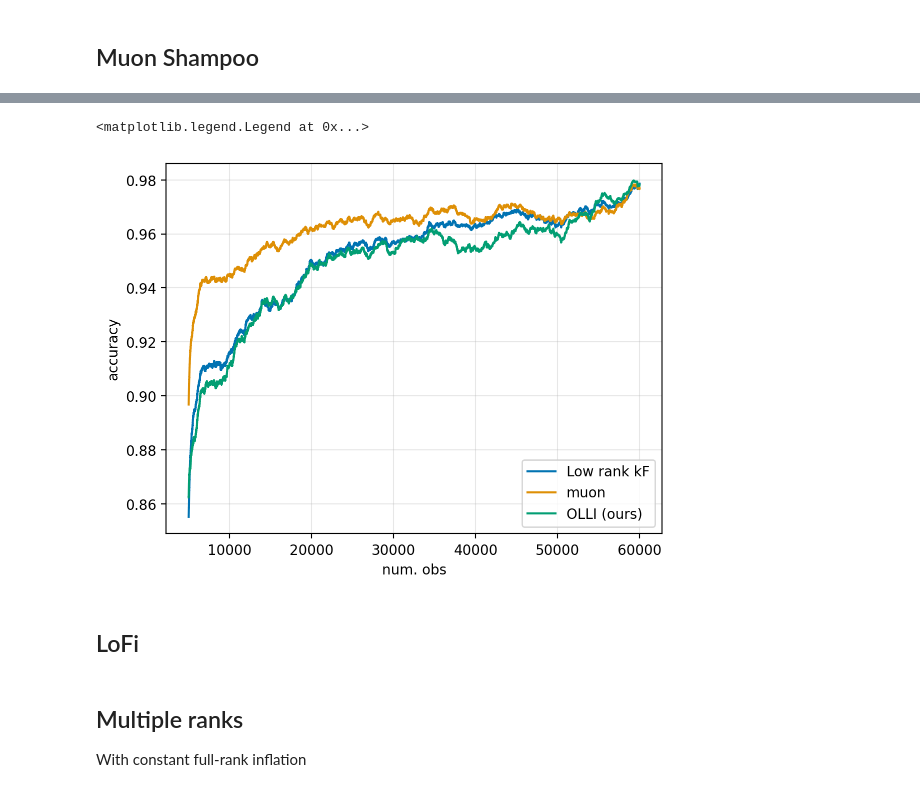
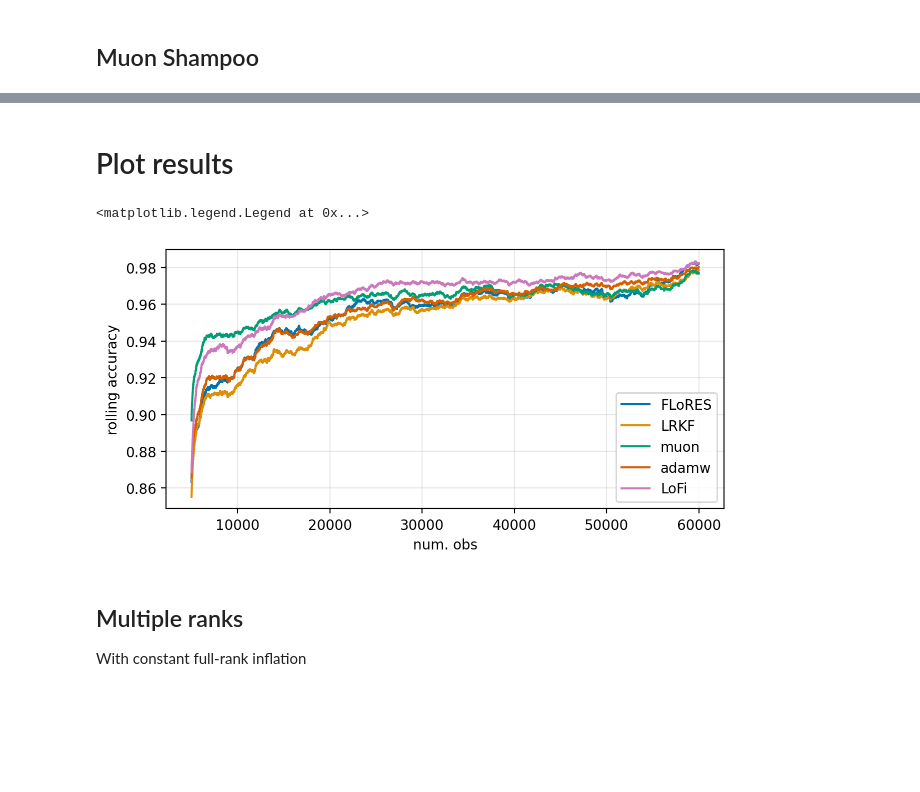
Before and after one commit to gerdm/low-rank-last-layer-inference, a Jupyter notebook: experiments/LL-LRKF-fmnist.ipynb, the cells around one changed output, grey strips where cells are left out. Saved outputs shown, nothing was run; the diff lists cells and outputs as text; code cells hidden in the pictures; blank space fills up the shorter version.

```diff
--- a/experiments/LL-LRKF-fmnist.ipynb
+++ b/experiments/LL-LRKF-fmnist.ipynb
@@ -202,0 +187,5 @@ plt.plot(pd.Series(hist_lrkf[:2000]).rolling(100).mean())
+# %%
+%%time
+cfn = partial(callbackfn, agent=agent)
+bel_flow, hist_lofi = agent.scan(bel_init, y_train, X_train, cfn)
+hist_lofi = jax.tree.map(np.array, hist_lofi)
@@ -204,14 +196,6 @@ plt.plot(pd.Series(hist_lrkf[:2000]).rolling(100).mean())
 ## Muon Shampoo
 # %%
 from rebayes_mini.methods import replay_sgd
-# %%
-def callbackfn(bel_update, bel_pred, y, x, agent):
-    """
-    Compute test accuracy at every timestep
-    """
-    yhat = agent.apply_fn(bel_pred.params, x)
-    acc = y.argmax() == yhat.argmax()
-    return acc
 # %%
 yhat = model.apply(params, X_train[:10])
 # %%
@@ -239,0 +226,15 @@ Wall time: 11.4 s
+# %%
+agent = replay_sgd.FifoSGD(
+    model.apply,
+    lossfn,
+    tx=optax.adamw(learning_rate=1e-4),
+    buffer_size=5,
+    dim_features=(28, 28, 1),
+    dim_output=10
+)
+# %%
+%%time
+cfn = partial(callbackfn, agent=agent)
+bel_init = agent.init_bel(params)
+bel_muon, hist_adamw = agent.scan(bel_init, y_train, X_train, cfn)
+hist_adamw = jax.tree.map(np.array, hist_adamw)
@@ -240,17 +244,22 @@ Wall time: 11.4 s
+# %% [markdown]
+# Plot results
 # %%
+fig, ax = plt.subplots(figsize=(7.2, 4.2 * 0.8))
+
+
 min_periods = 5000
-pd.Series(hist_lrkf).rolling(5000, min_periods=min_periods).mean().plot(label="Low rank kF")
+pd.Series(hist_flores).rolling(5000, min_periods=min_periods).mean().plot(label="FLoRES")
+pd.Series(hist_lrkf).rolling(5000, min_periods=min_periods).mean().plot(label="LRKF")
 pd.Series(hist_muon).rolling(5000, min_periods=min_periods).mean().plot(label="muon")
-pd.Series(hist).rolling(5000, min_periods=min_periods).mean().plot(label="OLLI (ours)")
+pd.Series(hist_adamw).rolling(5000, min_periods=min_periods).mean().plot(label="adamw")
+pd.Series(hist_lofi).rolling(5000, min_periods=min_periods).mean().plot(label="LoFi")
 plt.grid(alpha=0.3)
-plt.ylabel("accuracy")
+plt.ylabel("rolling accuracy")
 plt.xlabel("num. obs")
 plt.legend()
 # %% [output]
 <matplotlib.legend.Legend at 0x...>
-[figure, old version]
+[figure, new version]
-# %% [markdown]
-## LoFi
 # %% [markdown]
 ## Multiple ranks
 
```
Also changed, not shown: parts of 28 cells of this notebook, 4 other files.
